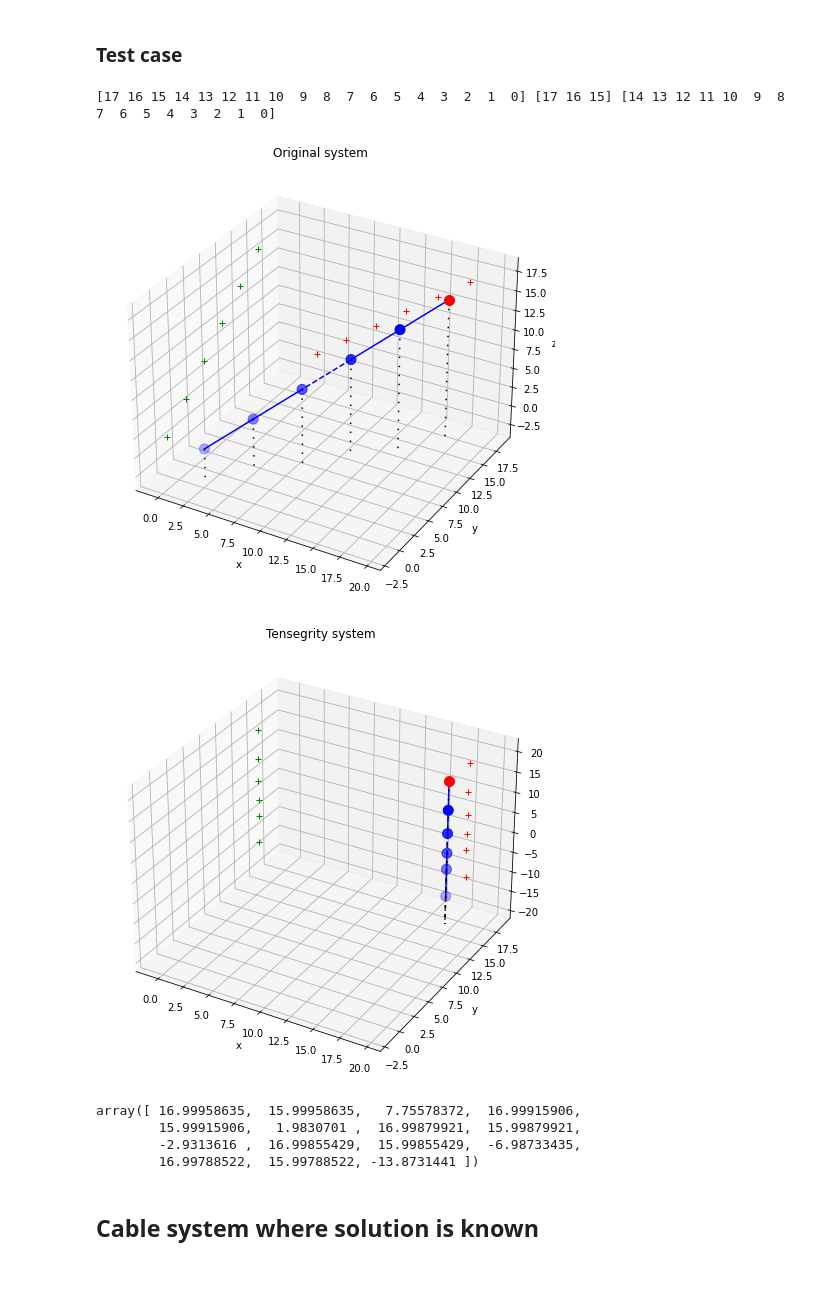
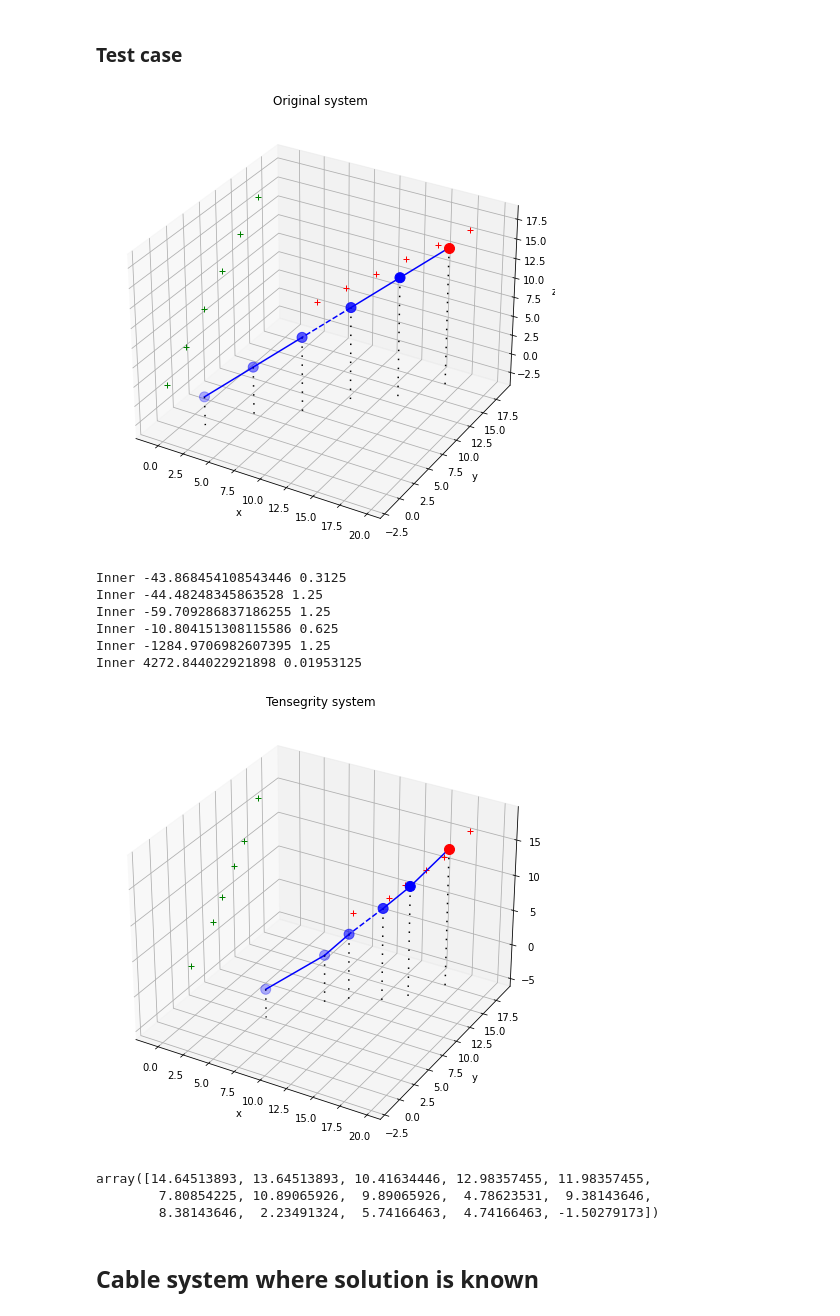
Before and after one commit to aledha/Tensegrity-Structures, a Jupyter notebook: tensegrity.ipynb, the cells around one changed output. Saved outputs shown, nothing was run; the diff lists cells and outputs as text; code cells hidden in the pictures; blank space fills up the shorter version.

```diff
--- a/tensegrity.ipynb
+++ b/tensegrity.ipynb
@@ -225,11 +225,30 @@ def backtracking2(x, p, c1, ro, f, df):
 ### Test case
 # %%
 def BFGS(X0, N, M, cables, bars, maxiter, f, df, keep_limits = False):
+    """
+    BFGS algorithm to find a local minimiser of a tensegrity system, using fixed nodes.
+
+    Args:
+        X0 (array(N, 3)): x,y,z coordinates of nodes
+        N (int): number of nodes
+        M (int): number of fixed nodes
+        cables (array(N, N)): neighbour array. cables[i, j] = l_ij. if cables[i, j] = 0, then there is no connetion
+        bars (array(N, N)): neighbour array. bars[i, j] = l_ij. if bars[i, j] = 0, then there is no connetion
+        maxiter (int): number of iteriations
+        f (func): function to minimize
+        df (func): gradient of f
+        keep_limits (bool, optional): True: keep x and y limits of plot. Defaults to False.
+
+    Returns:
+        (array(N, 3)): solution
+    """
     original_limits = plot_points(X0.reshape((N,3)), bars, cables, M, title = 'Original system')
-    P = X0[:3 * M]
-    Y0 = X0[3 * M:]
 
-    c1, c2 = 0.025, 0.2
+    P = X0[:3 * M]                      # Fixed nodes
+    Y0 = X0[3 * M:]                     # Variable nodes
+
+    c1, c2 = 0.025, 0.2                 # Backtracking parameters
+
     # First: Gradient descent
     p = -df(Y0)
     #alpha = backtracking(Y0, p, c1, c2, f, df)
@@ -241,13 +260,12 @@ def BFGS(X0, N, M, cables, bars, maxiter, f, df, keep_limits = False):
     H = np.inner(yk, sk) / np.inner(yk, yk) * np.eye(3 * (N - M))
 
     for k in range(maxiter):
-        #p = -H @ df(Y1)
-        p = -df(Y1)
+        p = -H @ df(Y1)
+        #p = -df(Y1)
 
-        #print("Inner", np.inner(df(Y1), p))
+        print("Inner", np.inner(df(Y1), p), alpha)
         #alpha = backtracking(Y1, p, c1, c2, f, df)
         alpha = backtracking(Y1, p, c1, c2, f, df)
-        #print(alpha, f(Y1))
         Y0 = Y1
         Y1 = Y0 + alpha * p
 
@@ -255,46 +273,53 @@ def BFGS(X0, N, M, cables, bars, maxiter, f, df, keep_limits = False):
         yk = df(Y1) - df(Y0)
         Hkyk = H@yk
         Sk = 1 / np.inner(sk, yk)
-        H = H - Sk * (sk @ Hkyk.T + Hkyk @ sk.T) + sk @ sk.T * (Sk**2 * np.inner(yk, Hkyk) + Sk)
+        H += - Sk * (sk @ Hkyk.T + Hkyk @ sk.T) + sk @ sk.T * (Sk**2 * np.inner(yk, Hkyk) + Sk)
+
+        if np.linalg.norm(sk) < 1e-6:
+            break
 
     if not keep_limits:
         original_limits = [None, None, None]
 
     original_limits[2] = None
     plot_points((np.concatenate((P, Y1))).reshape(N, 3), bars, cables, M, lims = original_limits)
     return Y1
 
 N = 6
 M = 1
 X = np.reshape(np.flip(np.arange(3 * N)), (N, 3))
 bars = np.zeros((N, N))
 cables = np.zeros((N, N))
 
 bars[0,1] = 0.5
 bars[1, 2] = 0.5
 cables[2,3] = 0.5
 bars[3, 4] = 0.5
 bars[4,5] = 1
 
 X0 = X.flatten()
 P = X0[:3 * M]
 Y0 = X0[3 * M:]
 
 def f(y):
     X = np.concatenate((P, y))
     return E(X, cables, bars, ms, consts)
 def df(y):
     return dE(y, P.reshape(M, 3), cables, bars, ms, N, M, consts)
 
 BFGS(X0, N, M, cables, bars, 100, f, df, keep_limits = True)
 # %% [output]
+[figure]
-[17 16 15 14 13 12 11 10  9  8  7  6  5  4  3  2  1  0] [17 16 15] [14 13 12 11 10  9  8  7  6  5  4  3  2  1  0]
+Inner -43.868454108543446 0.3125
+Inner -44.48248345863528 1.25
+Inner -59.709286837186255 1.25
+Inner -10.804151308115586 0.625
+Inner -1284.9706982607395 1.25
+Inner 4272.844022921898 0.01953125
-[figure]
-[figure, old version]
+[figure, new version]
-array([ 16.99958635,  15.99958635,   7.75578372,  16.99915906,
-        15.99915906,   1.9830701 ,  16.99879921,  15.99879921,
-        -2.9313616 ,  16.99855429,  15.99855429,  -6.98733435,
-        16.99788522,  15.99788522, -13.8731441 ])
+array([14.64513893, 13.64513893, 10.41634446, 12.98357455, 11.98357455,
+        7.80854225, 10.89065926,  9.89065926,  4.78623531,  9.38143646,
+        8.38143646,  2.23491324,  5.74166463,  4.74166463, -1.50279173])
 # %% [markdown]
 ## Cable system where solution is known
 # %%
```
Also changed, not shown: parts of 2 cells of this notebook.
